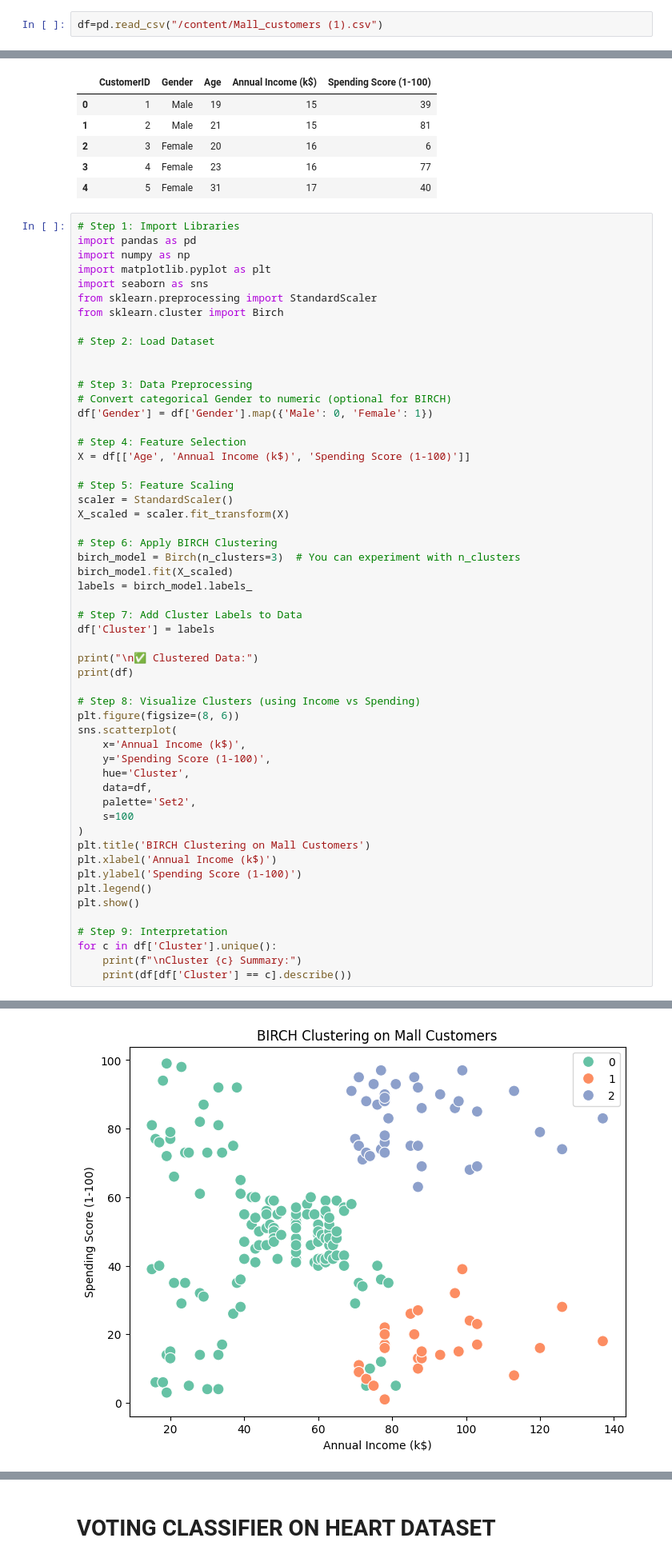
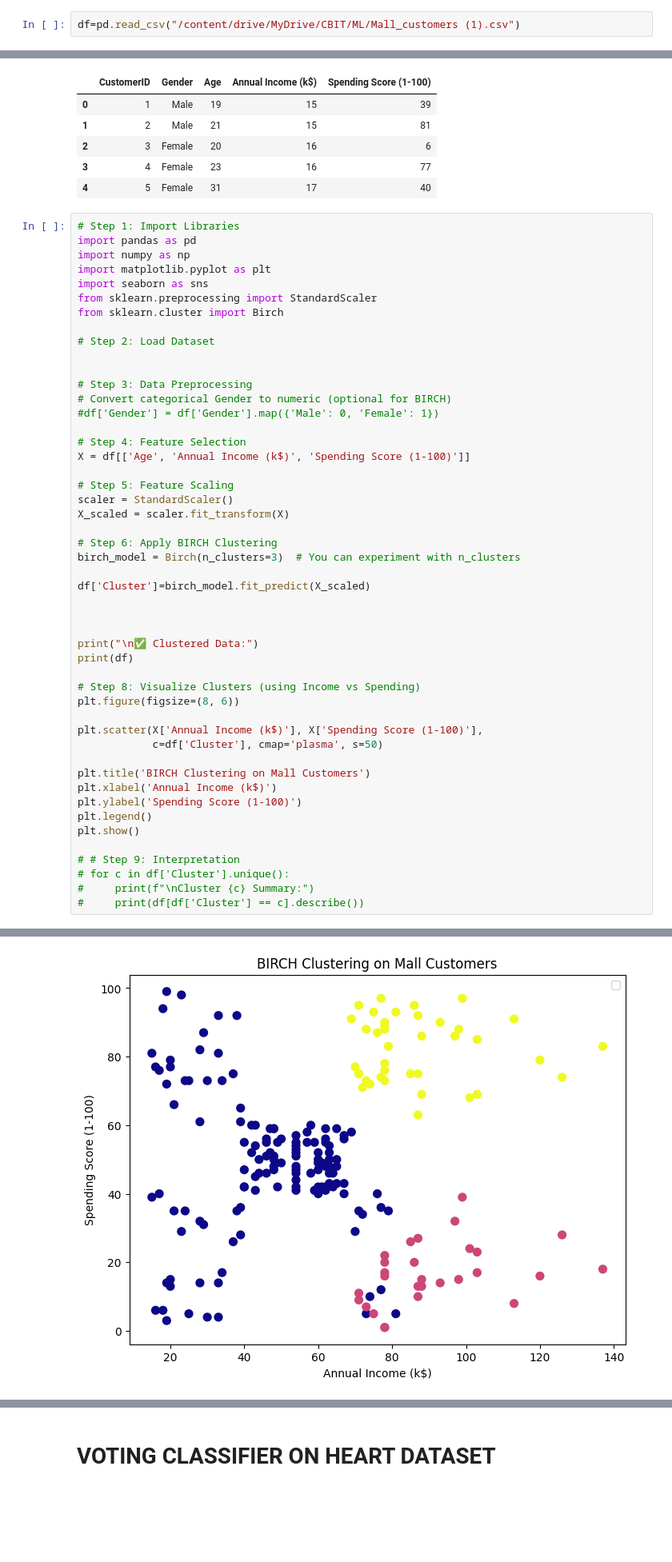
Before and after one commit to Mohammed-Abdul-Rafe-Sajid/ML-LAB, a Jupyter notebook: BIRCH, Bagging, AdaBoost, MajorityVoting.ipynb, the cells around one changed output, grey strips where cells are left out. Shown at 80% size. Drawn from its saved outputs; the diff is of its cells as text; blank space fills up the shorter version.

```diff
--- a/BIRCH, Bagging, AdaBoost, MajorityVoting.ipynb
+++ b/BIRCH, Bagging, AdaBoost, MajorityVoting.ipynb
@@ -5,7 +5,7 @@
 # %%
 import pandas as pd
 # %%
-df=pd.read_csv("/content/Mall_customers (1).csv")
+df=pd.read_csv("/content/drive/MyDrive/CBIT/ML/Mall_customers (1).csv")
 # %%
 df.head()
 # %% [output]
@@ -29,7 +29,7 @@ from sklearn.cluster import Birch
 
 # Step 3: Data Preprocessing
 # Convert categorical Gender to numeric (optional for BIRCH)
-df['Gender'] = df['Gender'].map({'Male': 0, 'Female': 1})
+#df['Gender'] = df['Gender'].map({'Male': 0, 'Female': 1})
 
 # Step 4: Feature Selection
 X = df[['Age', 'Annual Income (k$)', 'Spending Score (1-100)']]
@@ -40,51 +40,46 @@ X_scaled = scaler.fit_transform(X)
 
 # Step 6: Apply BIRCH Clustering
 birch_model = Birch(n_clusters=3)  # You can experiment with n_clusters
-birch_model.fit(X_scaled)
-labels = birch_model.labels_
 
-# Step 7: Add Cluster Labels to Data
-df['Cluster'] = labels
+df['Cluster']=birch_model.fit_predict(X_scaled)
+
+
 
 print("\n✅ Clustered Data:")
 print(df)
 
 # Step 8: Visualize Clusters (using Income vs Spending)
 plt.figure(figsize=(8, 6))
-sns.scatterplot(
-    x='Annual Income (k$)',
-    y='Spending Score (1-100)',
-    hue='Cluster',
-    data=df,
-    palette='Set2',
-    s=100
-)
+
+plt.scatter(X['Annual Income (k$)'], X['Spending Score (1-100)'],
+            c=df['Cluster'], cmap='plasma', s=50)
+
 plt.title('BIRCH Clustering on Mall Customers')
 plt.xlabel('Annual Income (k$)')
 plt.ylabel('Spending Score (1-100)')
 plt.legend()
 plt.show()
 
-# Step 9: Interpretation
-for c in df['Cluster'].unique():
-    print(f"\nCluster {c} Summary:")
-    print(df[df['Cluster'] == c].describe())
+# # Step 9: Interpretation
+# for c in df['Cluster'].unique():
+#     print(f"\nCluster {c} Summary:")
+#     print(df[df['Cluster'] == c].describe())
 # %% [output]
 ✅ Clustered Data:
      CustomerID  Gender  Age  Annual Income (k$)  Spending Score (1-100)  \
 0             1       0   19                  15                      39
 1             2       0   21                  15                      81
 2             3       1   20                  16                       6
 3             4       1   23                  16                      77
 4             5       1   31                  17                      40
 ..          ...     ...  ...                 ...                     ...
 195         196       1   35                 120                      79
 196         197       1   45                 126                      28
 197         198       0   32                 126                      74
 198         199       0   32                 137                      18
 ... (12 lines left out)
 198        1
 199        2
 
 [200 rows x 6 columns]
-[figure, old version]
+[figure, new version]
```
Also changed, not shown: parts of 1 cell of this notebook.
